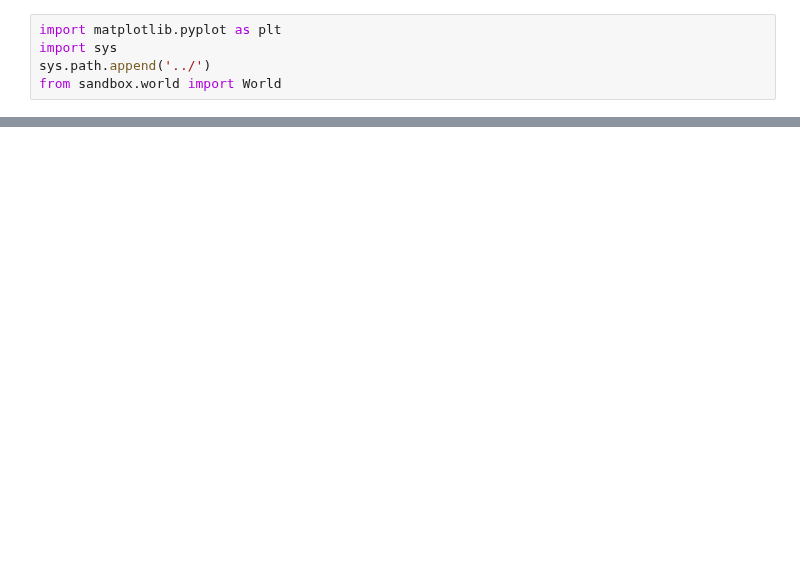
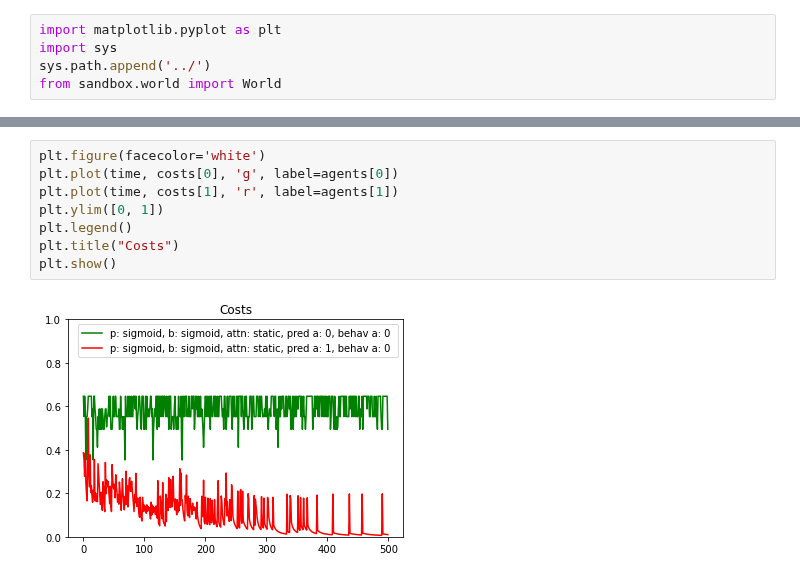
Before and after one commit to rpassas/Social_AI, a Jupyter notebook: experiments/stable_ref_signal.ipynb, the cells around one changed output, grey strips where cells are left out. Saved outputs shown, nothing was run; the diff lists cells and outputs as text; blank space fills up the shorter version.

```diff
--- a/experiments/stable_ref_signal.ipynb
+++ b/experiments/stable_ref_signal.ipynb
@@ -49,0 +78,10 @@ plt.show()
+# %%
+plt.figure(facecolor='white')
+plt.plot(time, costs[0], 'g', label=agents[0])
+plt.plot(time, costs[1], 'r', label=agents[1])
+plt.ylim([0, 1])
+plt.legend()
+plt.title("Costs")
+plt.show()
+# %% [output]
+[figure, added]
```
Also changed, not shown: parts of 11 cells of this notebook, 3 other files.
